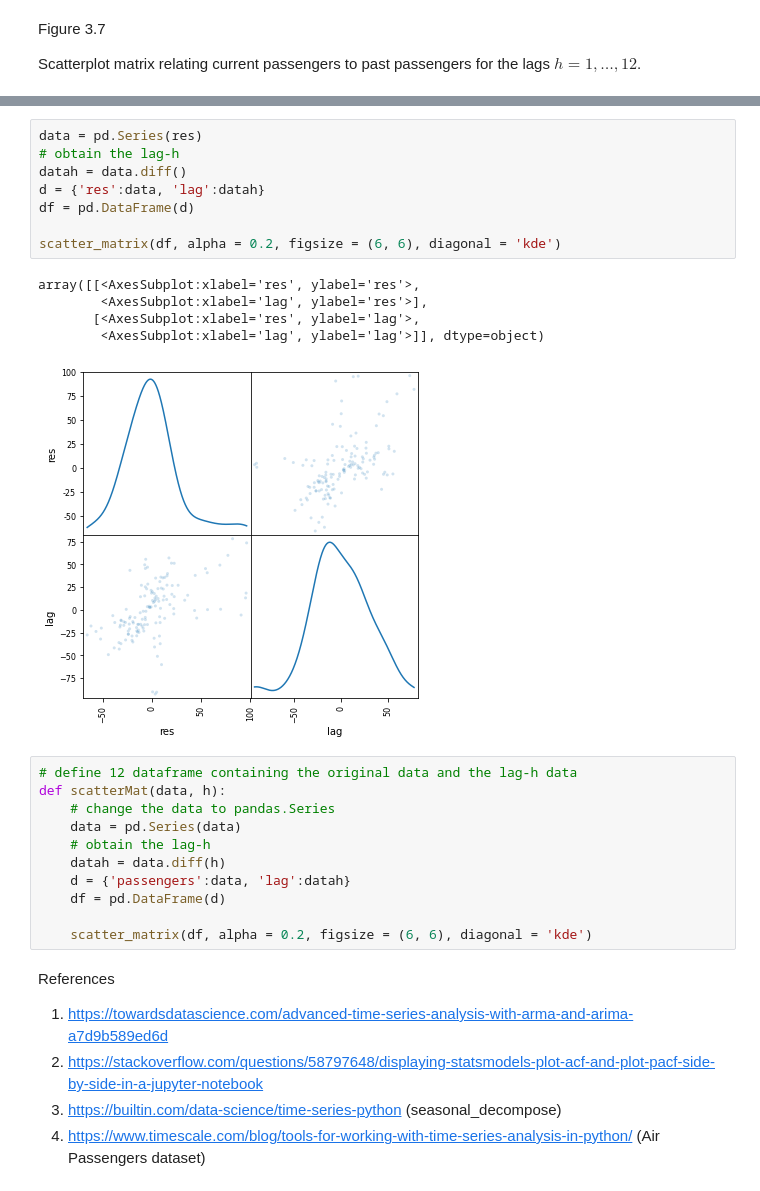
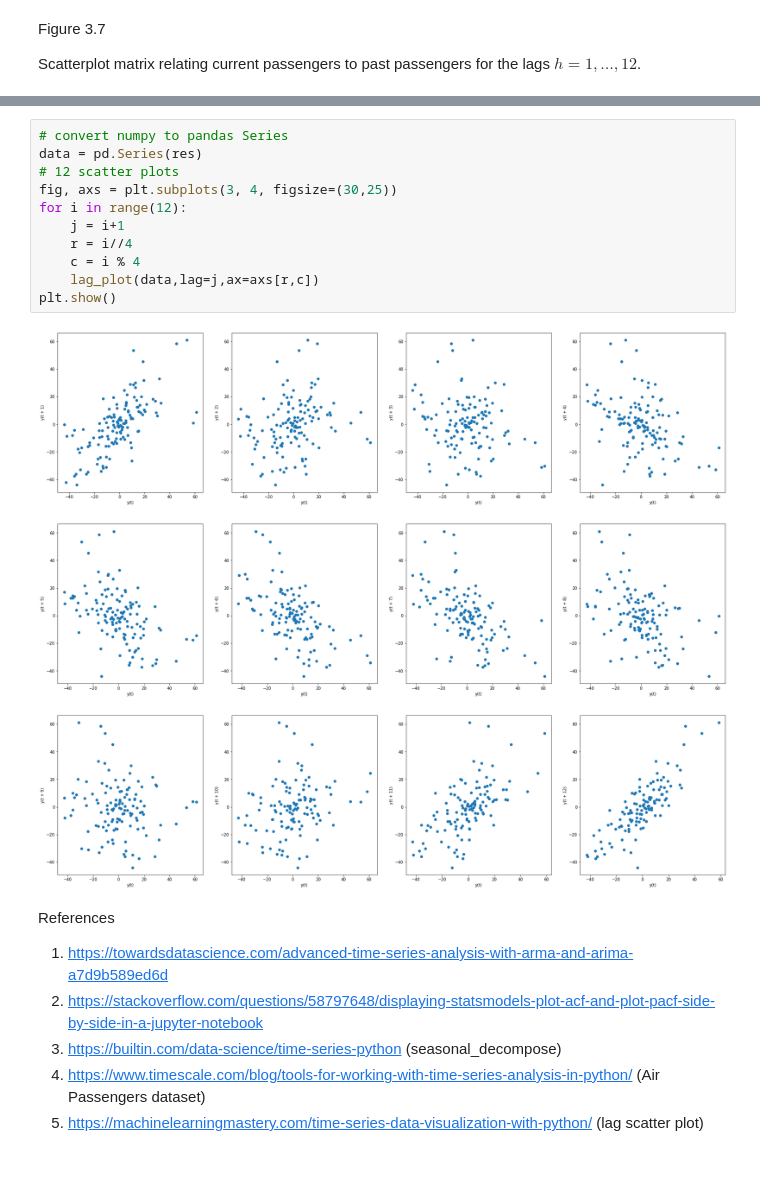
Before and after one commit to lu-lu-xue/Applied-Time-Series-Analysis, a Jupyter notebook: coding/ch3/Section 3.3.ipynb, the cells around one changed output, grey strips where cells are left out. Saved outputs shown, nothing was run; the diff lists cells and outputs as text.

```diff
--- a/coding/ch3/Section 3.3.ipynb
+++ b/coding/ch3/Section 3.3.ipynb
@@ -164,28 +131,16 @@ pandas.core.series.Series
-# %%
-data = pd.Series(res)
-# obtain the lag-h
-datah = data.diff()
-d = {'res':data, 'lag':datah}
-df = pd.DataFrame(d)
-
-scatter_matrix(df, alpha = 0.2, figsize = (6, 6), diagonal = 'kde')
-# %% [output]
-array([[<AxesSubplot:xlabel='res', ylabel='res'>,
-        <AxesSubplot:xlabel='lag', ylabel='res'>],
-       [<AxesSubplot:xlabel='res', ylabel='lag'>,
-        <AxesSubplot:xlabel='lag', ylabel='lag'>]], dtype=object)
-[figure, removed]
-# %%
-# define 12 dataframe containing the original data and the lag-h data
-def scatterMat(data, h):
-    # change the data to pandas.Series
-    data = pd.Series(data)
-    # obtain the lag-h
-    datah = data.diff(h)
-    d = {'passengers':data, 'lag':datah}
-    df = pd.DataFrame(d)
-
-    scatter_matrix(df, alpha = 0.2, figsize = (6, 6), diagonal = 'kde')
+# %%
+# convert numpy to pandas Series
+data = pd.Series(res)
+# 12 scatter plots
+fig, axs = plt.subplots(3, 4, figsize=(30,25))
+for i in range(12):
+    j = i+1
+    r = i//4
+    c = i % 4
+    lag_plot(data,lag=j,ax=axs[r,c])
+plt.show()
+# %% [output]
+[figure, added]
 # %% [markdown]
 References
 
@@ -193,3 +148,4 @@ References
 2. https://stackoverflow.com/questions/58797648/displaying-statsmodels-plot-acf-and-plot-pacf-side-by-side-in-a-jupyter-notebook
 3. https://builtin.com/data-science/time-series-python (seasonal_decompose)
 4. https://www.timescale.com/blog/tools-for-working-with-time-series-analysis-in-python/ (Air Passengers dataset)
+5. https://machinelearningmastery.com/time-series-data-visualization-with-python/ (lag scatter plot)
```
Also changed, not shown: parts of 12 cells of this notebook.
